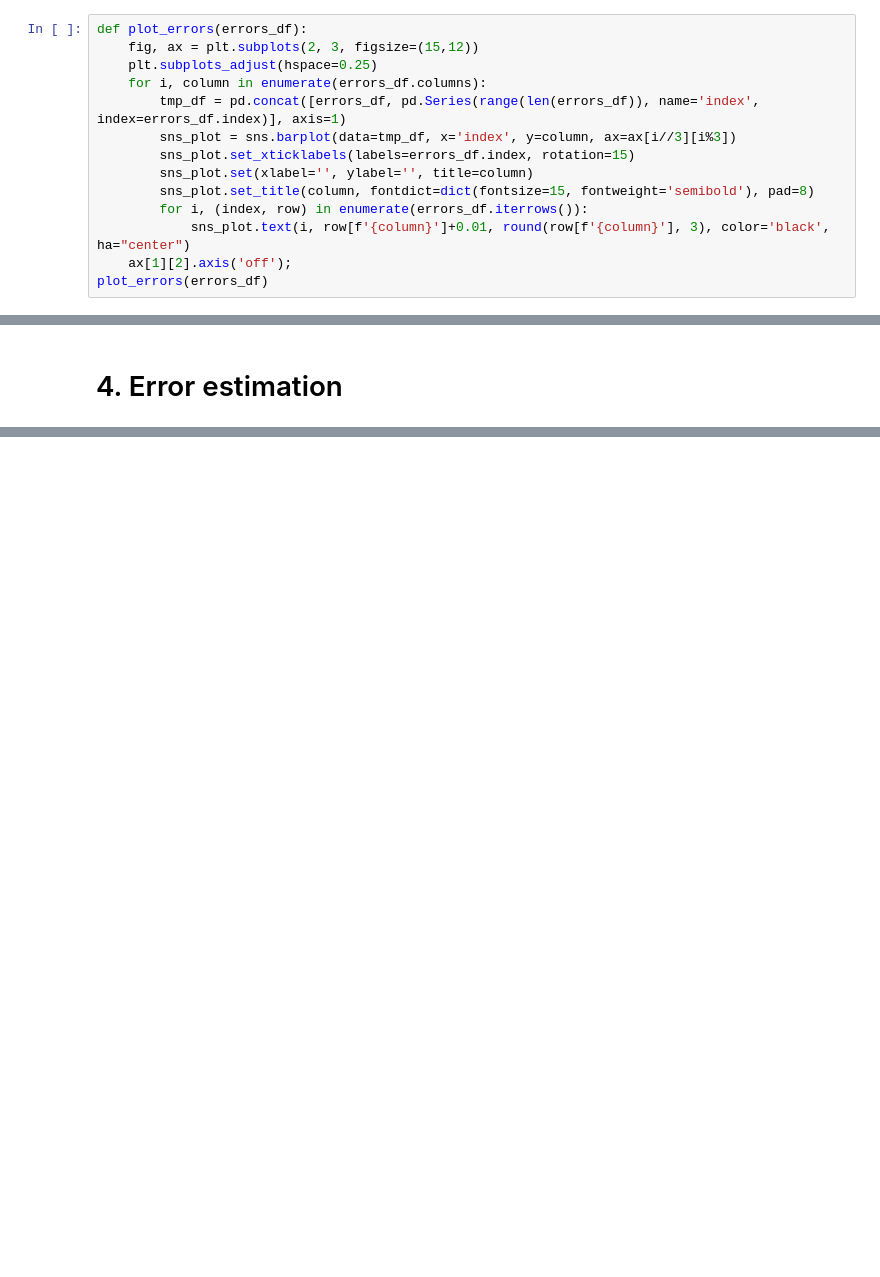
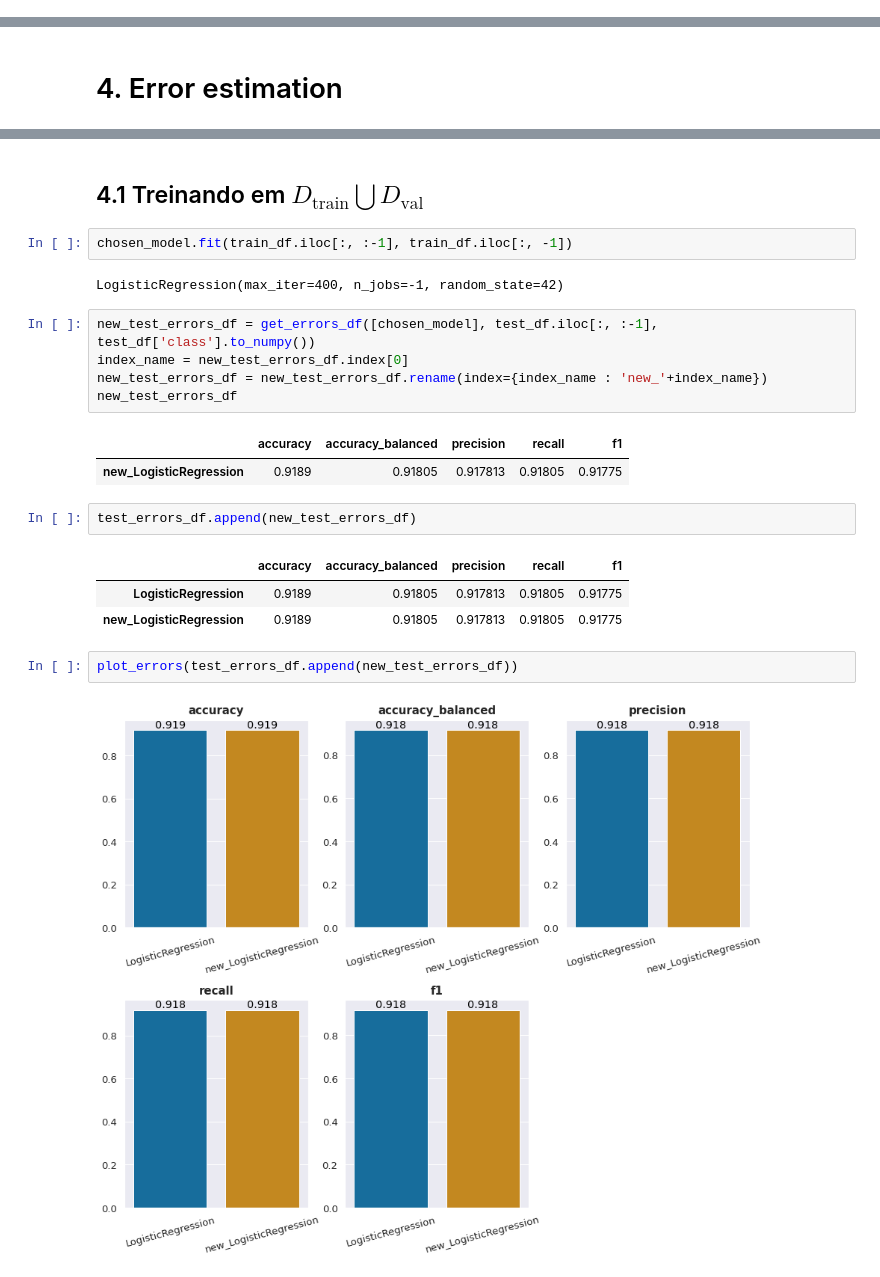
Before and after one commit to Giatroo/MAC0460-EP4, a Jupyter notebook: ep04.ipynb, the cells around one changed output, grey strips where cells are left out. Saved outputs shown, nothing was run; the diff lists cells and outputs as text; blank space fills up the shorter version.

```diff
--- a/ep04.ipynb
+++ b/ep04.ipynb
@@ -327,14 +377,0 @@ errors_df
-# %%
-def plot_errors(errors_df):
-    fig, ax = plt.subplots(2, 3, figsize=(15,12))
-    plt.subplots_adjust(hspace=0.25)
-    for i, column in enumerate(errors_df.columns):
-        tmp_df = pd.concat([errors_df, pd.Series(range(len(errors_df)), name='index', index=errors_df.index)], axis=1)
-        sns_plot = sns.barplot(data=tmp_df, x='index', y=column, ax=ax[i//3][i%3])
-        sns_plot.set_xticklabels(labels=errors_df.index, rotation=15)
-        sns_plot.set(xlabel='', ylabel='', title=column)
-        sns_plot.set_title(column, fontdict=dict(fontsize=15, fontweight='semibold'), pad=8)
-        for i, (index, row) in enumerate(errors_df.iterrows()):
-            sns_plot.text(i, row[f'{column}']+0.01, round(row[f'{column}'], 3), color='black', ha="center")
-    ax[1][2].axis('off');
-plot_errors(errors_df)
@@ -385,0 +417,24 @@ test_errors_df
+# %% [markdown]
+## 4.1 Treinando em $D_{\text{train}} \bigcup D_{\text{val}}$
+# %%
+chosen_model.fit(train_df.iloc[:, :-1], train_df.iloc[:, -1])
+# %% [output]
+LogisticRegression(max_iter=400, n_jobs=-1, random_state=42)
+# %%
+new_test_errors_df = get_errors_df([chosen_model], test_df.iloc[:, :-1], test_df['class'].to_numpy())
+index_name = new_test_errors_df.index[0]
+new_test_errors_df = new_test_errors_df.rename(index={index_name : 'new_'+index_name})
+new_test_errors_df
+# %% [output]
+|  | accuracy | accuracy_balanced | precision | recall | f1 |
+| new_LogisticRegression | 0.9189 | 0.91805 | 0.917813 | 0.91805 | 0.91775 |
+# %%
+test_errors_df.append(new_test_errors_df)
+# %% [output]
+|  | accuracy | accuracy_balanced | precision | recall | f1 |
+| LogisticRegression | 0.9189 | 0.91805 | 0.917813 | 0.91805 | 0.91775 |
+| new_LogisticRegression | 0.9189 | 0.91805 | 0.917813 | 0.91805 | 0.91775 |
+# %%
+plot_errors(test_errors_df.append(new_test_errors_df))
+# %% [output]
+[figure, added]
```
Also changed, not shown: parts of 20 cells of this notebook.
